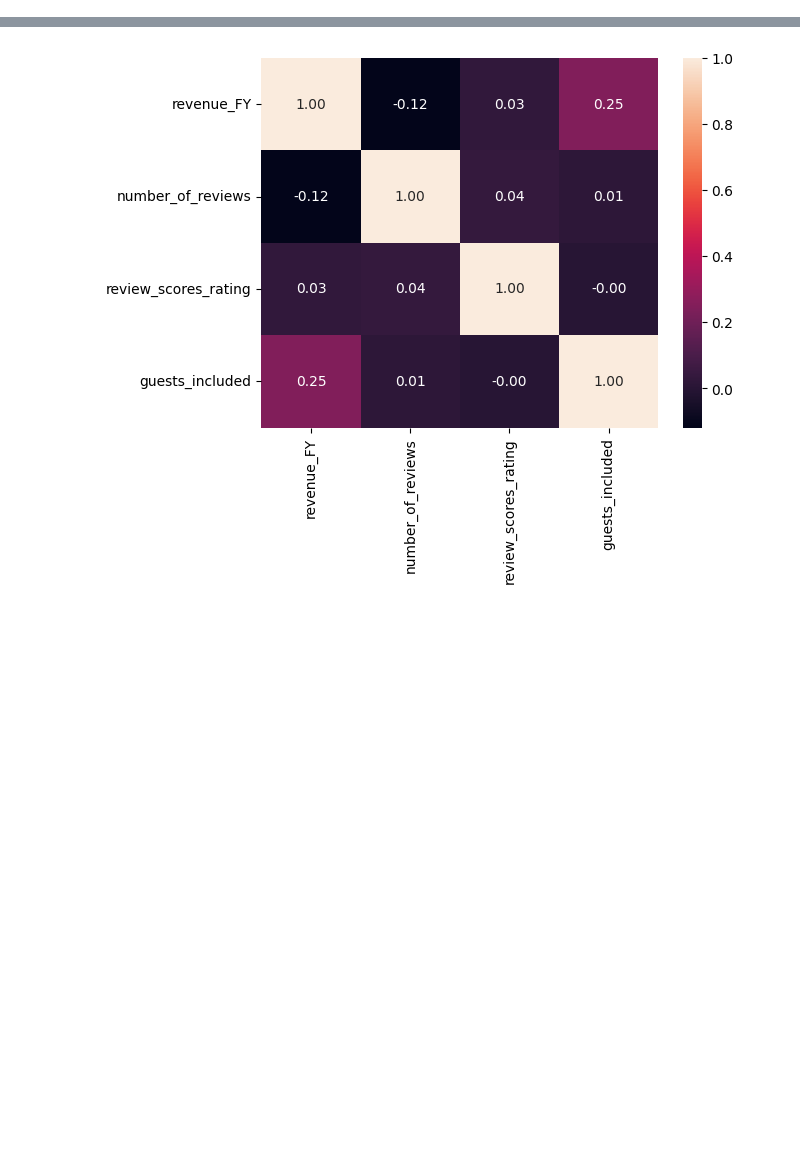
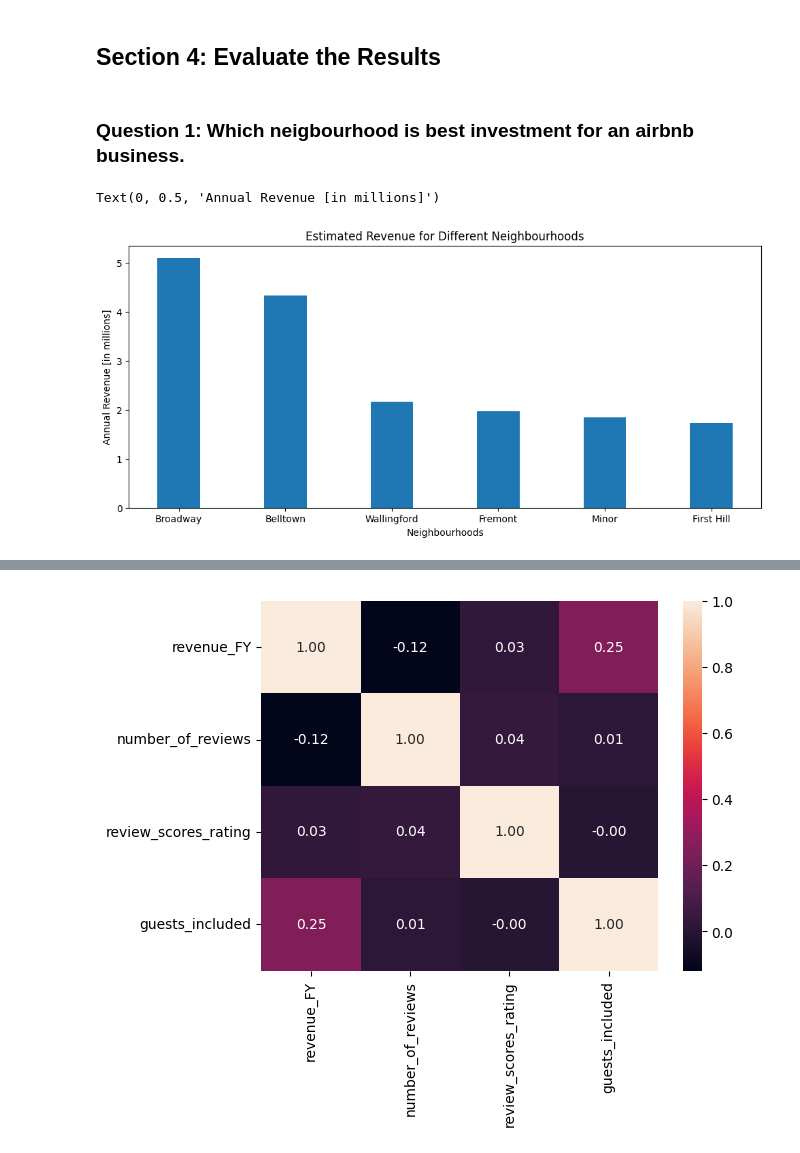
Before and after one commit to malekalaweni/InvestInAirbnbInSeattle, a Jupyter notebook: ProjectCode.ipynb, the cells around one changed output, grey strips where cells are left out. Cells and saved outputs as stored; diff of their text form; code cells hidden in the pictures; blank space fills up the shorter version.

```diff
--- a/ProjectCode.ipynb
+++ b/ProjectCode.ipynb
@@ -102,0 +154,15 @@ the following code is focusing on the property size by number of beds and number
+# %% [markdown]
+## Section 4: Evaluate the Results
+# %% [markdown]
+ ### Question 1: Which neigbourhood is best investment for an airbnb business.
+# %%
+fig, (ax1) = plt.subplots(1, 1, figsize=(12, 5))
+
+ax1.bar(revenue_by_neighbourhood['neighbourhood_cleansed'].head(6), revenue_by_neighbourhood['revenue_FY'].head(6), width=0.4, align='center')
+ax1.set_xticks(range(len(revenue_by_neighbourhood['neighbourhood_cleansed'].head(6))))
+ax1.set_title('Estimated Revenue for Different Neighbourhoods')
+ax1.set_xlabel('Neighbourhoods')
+ax1.set_ylabel('Annual Revenue [in millions]')
+# %% [output]
+Text(0, 0.5, 'Annual Revenue [in millions]')
+[figure, added]
```
Also changed, not shown: parts of 23 cells of this notebook.
